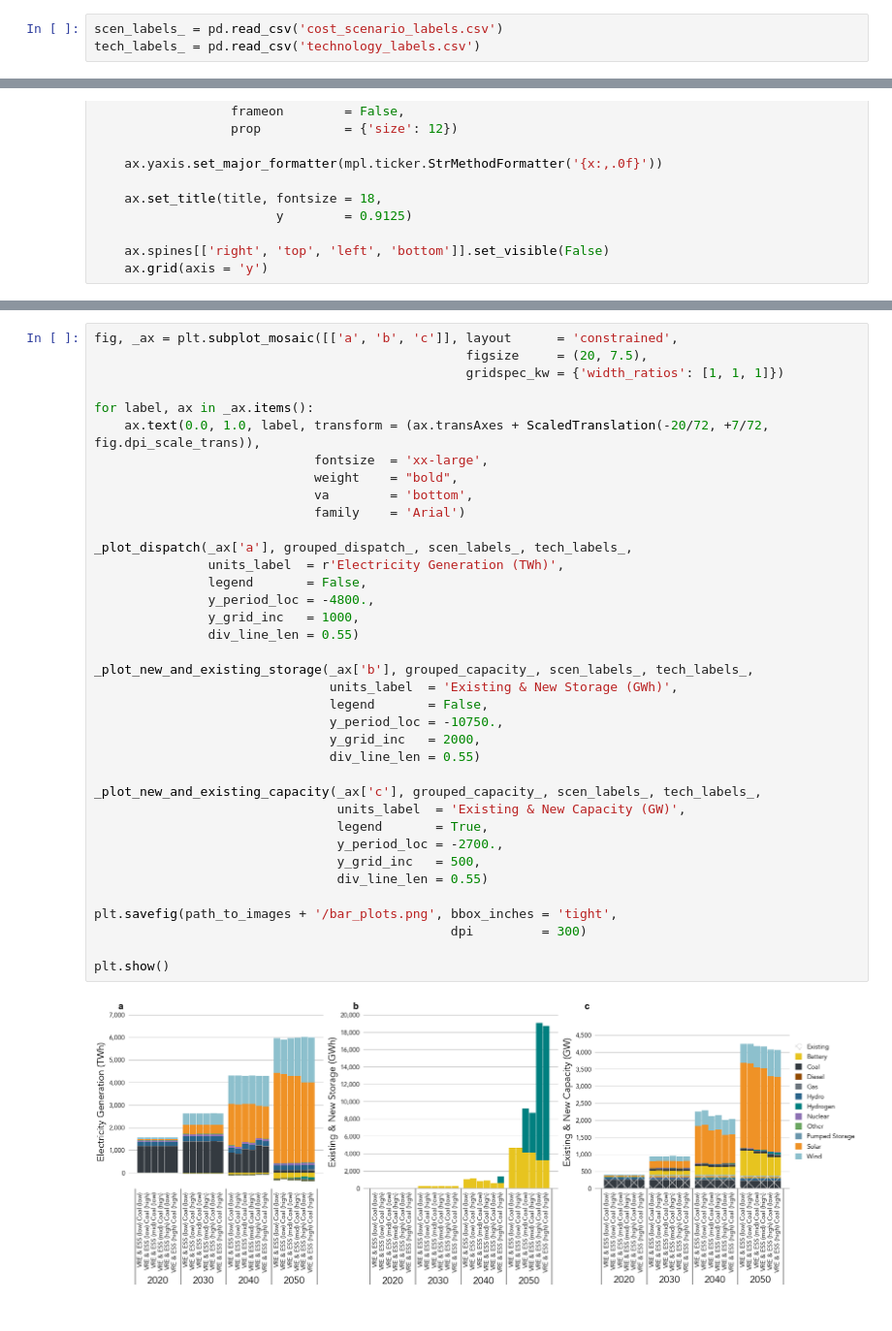
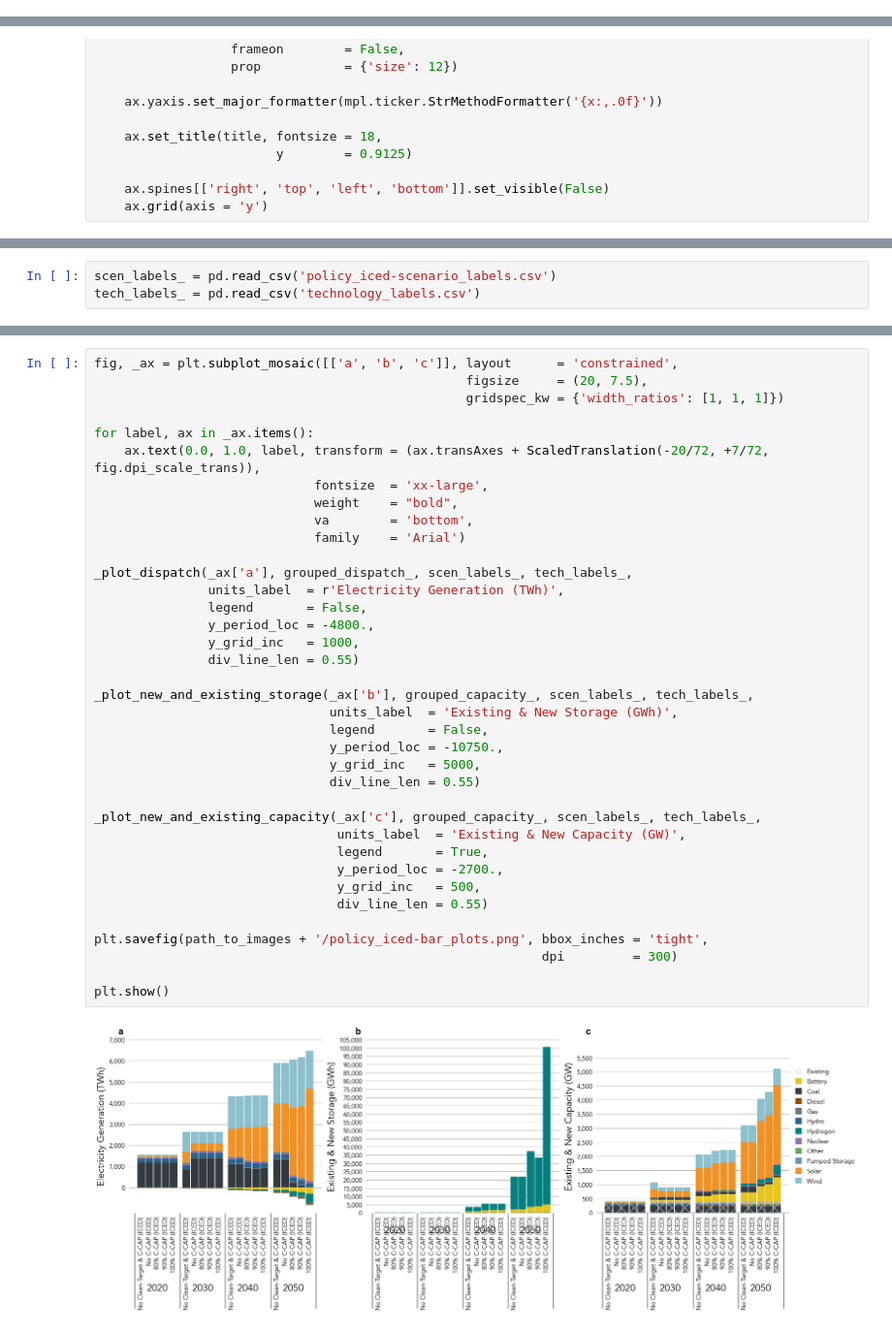
Before and after one commit to cetlab-ucsb/gridpath_india_viz, a Jupyter notebook: software/system_level-bar_plots.ipynb, the cells around one changed output, grey strips where cells are left out. Shown: that part at 97% size. Cells and saved outputs as stored; diff of their text form.

```diff
--- a/software/system_level-bar_plots.ipynb
+++ b/software/system_level-bar_plots.ipynb
@@ -25,9 +25,6 @@ mpl.rcParams.update({"pdf.use14corefonts": True})
 
 path_to_scenarios = '/Users/Guille/Desktop/india_power/scenarios'
 path_to_images    = '/Users/Guille/Desktop/india_power/images'
-# %%
-scen_labels_ = pd.read_csv('cost_scenario_labels.csv')
-tech_labels_ = pd.read_csv('technology_labels.csv')
 # %%
 # Grab data from databases for plotting new and existing capacity
 def _load_capacity(scen_labels_):
@@ -690,0 +639,3 @@ VREhigh_SThigh_CONVhigh_H2_RES_10PRM_CC_50RPS_90CAP_500GW_PIERmid all /Users/Gui
+# %%
+scen_labels_ = pd.read_csv('policy_iced-scenario_labels.csv')
+tech_labels_ = pd.read_csv('technology_labels.csv')
@@ -696,34 +665,34 @@ fig, _ax = plt.subplot_mosaic([['a', 'b', 'c']], layout      = 'constrained',
 for label, ax in _ax.items():
     ax.text(0.0, 1.0, label, transform = (ax.transAxes + ScaledTranslation(-20/72, +7/72, fig.dpi_scale_trans)),
                              fontsize  = 'xx-large',
                              weight    = "bold",
                              va        = 'bottom',
                              family    = 'Arial')
 
 _plot_dispatch(_ax['a'], grouped_dispatch_, scen_labels_, tech_labels_,
                units_label  = r'Electricity Generation (TWh)',
                legend       = False,
                y_period_loc = -4800.,
                y_grid_inc   = 1000,
                div_line_len = 0.55)
 
 _plot_new_and_existing_storage(_ax['b'], grouped_capacity_, scen_labels_, tech_labels_,
                                units_label  = 'Existing & New Storage (GWh)',
                                legend       = False,
                                y_period_loc = -10750.,
-                               y_grid_inc   = 2000,
+                               y_grid_inc   = 5000,
                                div_line_len = 0.55)
 
 _plot_new_and_existing_capacity(_ax['c'], grouped_capacity_, scen_labels_, tech_labels_,
                                 units_label  = 'Existing & New Capacity (GW)',
                                 legend       = True,
                                 y_period_loc = -2700.,
                                 y_grid_inc   = 500,
                                 div_line_len = 0.55)
 
-plt.savefig(path_to_images + '/bar_plots.png', bbox_inches = 'tight',
-                                               dpi         = 300)
+plt.savefig(path_to_images + '/policy_iced-bar_plots.png', bbox_inches = 'tight',
+                                                           dpi         = 300)
 
 plt.show()
 # %% [output]
-[figure, old version]
+[figure, new version]
```
Also changed, not shown: parts of 12 cells of this notebook, 12 other files.
